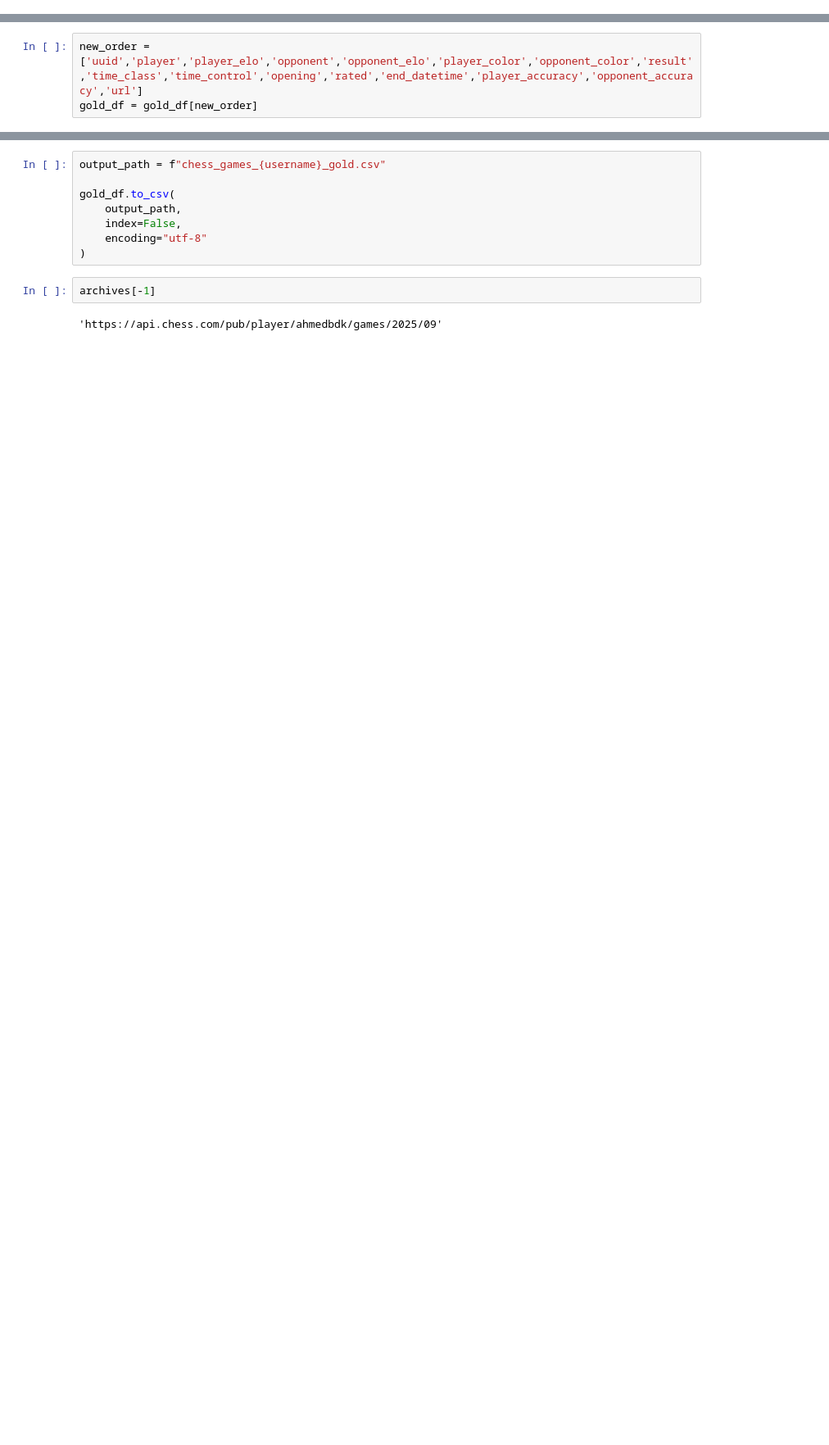
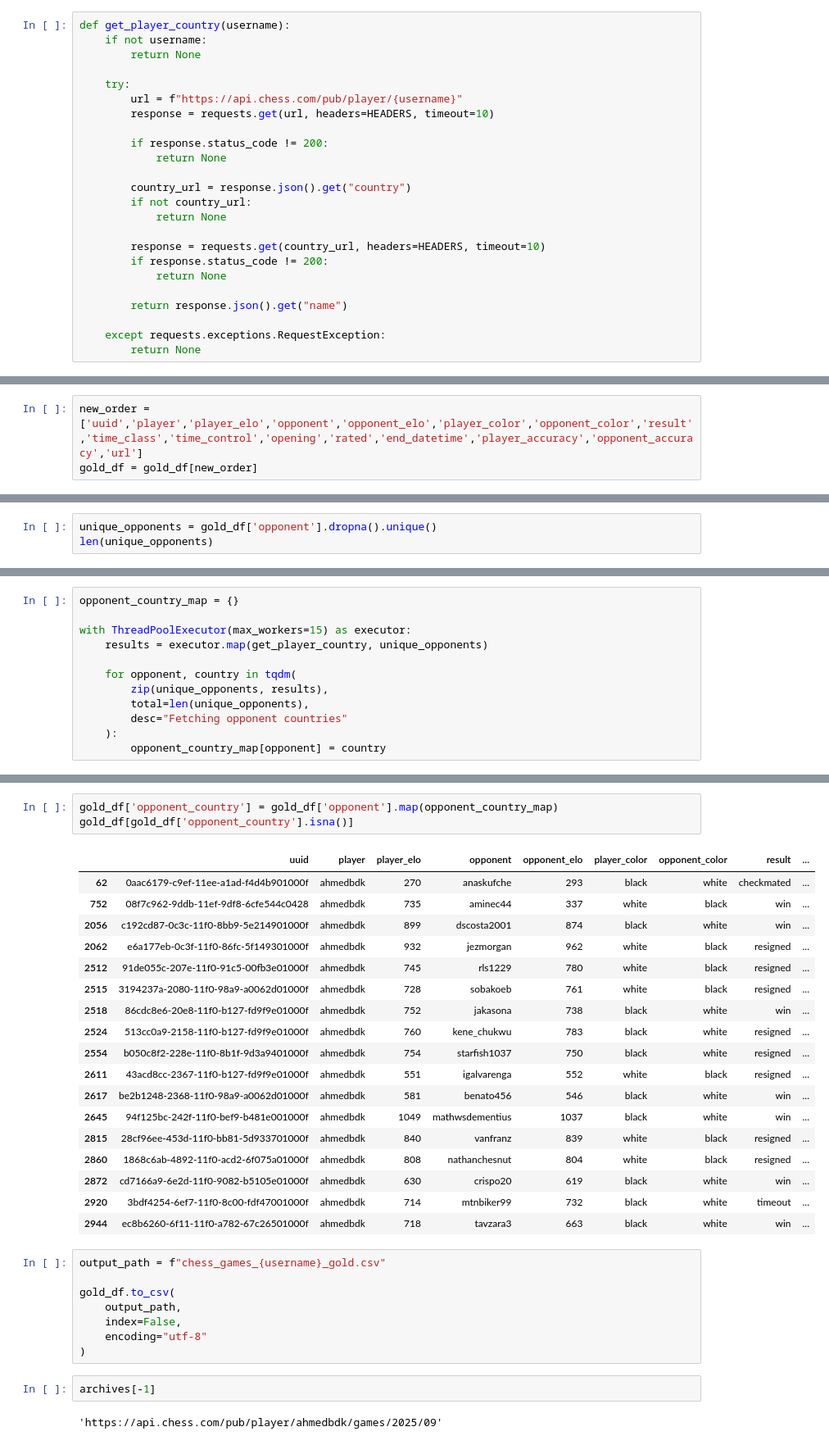
Before and after one commit to Ahmedbdk/chess-data-project, a Jupyter notebook: chess_ETL.ipynb, the cells around one changed output, grey strips where cells are left out. Shown at 82% size. Drawn from its saved outputs; the diff is of its cells as text; blank space fills up the shorter version.

```diff
--- a/chess_ETL.ipynb
+++ b/chess_ETL.ipynb
@@ -15,6 +17,30 @@ def get_archives(username):
         raise Exception(f"Erreur API archives: {response.status_code}")
 
     return response.json()["archives"]
+# %%
+def get_player_country(username):
+    if not username:
+        return None
+
+    try:
+        url = f"https://api.chess.com/pub/player/{username}"
+        response = requests.get(url, headers=HEADERS, timeout=10)
+
+        if response.status_code != 200:
+            return None
+
+        country_url = response.json().get("country")
+        if not country_url:
+            return None
+
+        response = requests.get(country_url, headers=HEADERS, timeout=10)
+        if response.status_code != 200:
+            return None
+
+        return response.json().get("name")
+
+    except requests.exceptions.RequestException:
+        return None
 # %%
 def get_games_from_archive(archive_url):
     response = requests.get(archive_url, headers=HEADERS)
@@ -152,0 +153,3 @@ gold_df.head(10)
+# %%
+unique_opponents = gold_df['opponent'].dropna().unique()
+len(unique_opponents)
@@ -152,0 +158,12 @@ gold_df.head(10)
+# %%
+opponent_country_map = {}
+
+with ThreadPoolExecutor(max_workers=15) as executor:
+    results = executor.map(get_player_country, unique_opponents)
+
+    for opponent, country in tqdm(
+        zip(unique_opponents, results),
+        total=len(unique_opponents),
+        desc="Fetching opponent countries"
+    ):
+        opponent_country_map[opponent] = country
@@ -153,3 +190,25 @@ gold_df.head(10)
+# %%
+gold_df['opponent_country'] = gold_df['opponent'].map(opponent_country_map)
+gold_df[gold_df['opponent_country'].isna()]
+# %% [output]
+|  | uuid | player | player_elo | opponent | opponent_elo | player_color | opponent_color | result | ... |
+| 62 | 0aac6179-c9ef-11ee-a1ad-f4d4b901000f | ahmedbdk | 270 | anaskufche | 293 | black | white | checkmated | ... |
+| 752 | 08f7c962-9ddb-11ef-9df8-6cfe544c0428 | ahmedbdk | 735 | aminec44 | 337 | white | black | win | ... |
+| 2056 | c192cd87-0c3c-11f0-8bb9-5e214901000f | ahmedbdk | 899 | dscosta2001 | 874 | black | white | win | ... |
+| 2062 | e6a177eb-0c3f-11f0-86fc-5f149301000f | ahmedbdk | 932 | jezmorgan | 962 | white | black | resigned | ... |
+| 2512 | 91de055c-207e-11f0-91c5-00fb3e01000f | ahmedbdk | 745 | rls1229 | 780 | white | black | resigned | ... |
+| 2515 | 3194237a-2080-11f0-98a9-a0062d01000f | ahmedbdk | 728 | sobakoeb | 761 | white | black | resigned | ... |
+| 2518 | 86cdc8e6-20e8-11f0-b127-fd9f9e01000f | ahmedbdk | 752 | jakasona | 738 | black | white | win | ... |
+| 2524 | 513cc0a9-2158-11f0-b127-fd9f9e01000f | ahmedbdk | 760 | kene_chukwu | 783 | black | white | resigned | ... |
+| 2554 | b050c8f2-228e-11f0-8b1f-9d3a9401000f | ahmedbdk | 754 | starfish1037 | 750 | black | white | resigned | ... |
+| 2611 | 43acd8cc-2367-11f0-b127-fd9f9e01000f | ahmedbdk | 551 | igalvarenga | 552 | white | black | resigned | ... |
+| 2617 | be2b1248-2368-11f0-98a9-a0062d01000f | ahmedbdk | 581 | benato456 | 546 | black | white | win | ... |
+| 2645 | 94f125bc-242f-11f0-bef9-b481e001000f | ahmedbdk | 1049 | mathwsdementius | 1037 | black | white | win | ... |
+| 2815 | 28cf96ee-453d-11f0-bb81-5d933701000f | ahmedbdk | 840 | vanfranz | 839 | white | black | resigned | ... |
+| 2860 | 1868c6ab-4892-11f0-acd2-6f075a01000f | ahmedbdk | 808 | nathanchesnut | 804 | white | black | resigned | ... |
+| 2872 | cd7166a9-6e2d-11f0-9082-b5105e01000f | ahmedbdk | 630 | crispo20 | 619 | black | white | win | ... |
+| 2920 | 3bdf4254-6ef7-11f0-8c00-fdf47001000f | ahmedbdk | 714 | mtnbiker99 | 732 | black | white | timeout | ... |
+| 2944 | ec8b6260-6f11-11f0-a782-67c26501000f | ahmedbdk | 718 | tavzara3 | 663 | black | white | win | ... |
 # %%
 output_path = f"chess_games_{username}_gold.csv"
 
```
Also changed, not shown: parts of 6 cells of this notebook, 11 other files.
